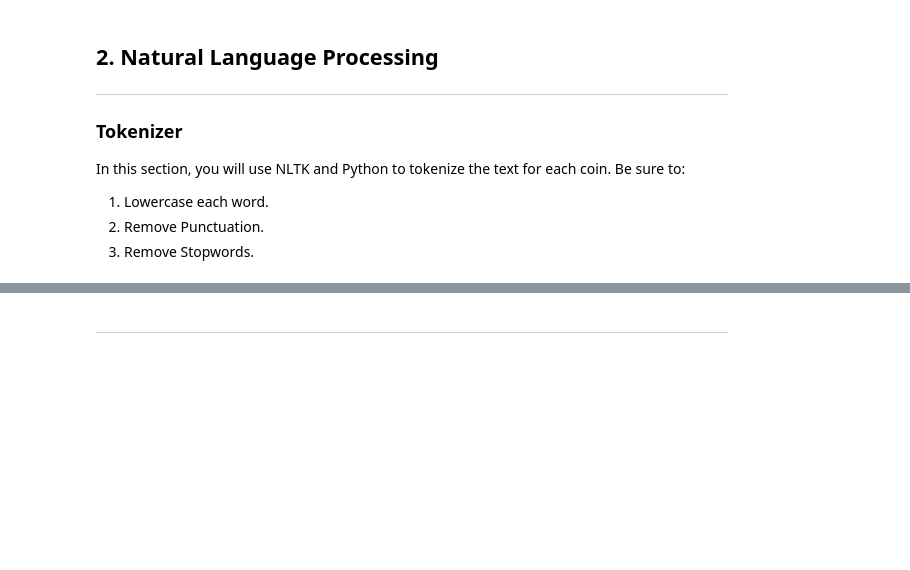
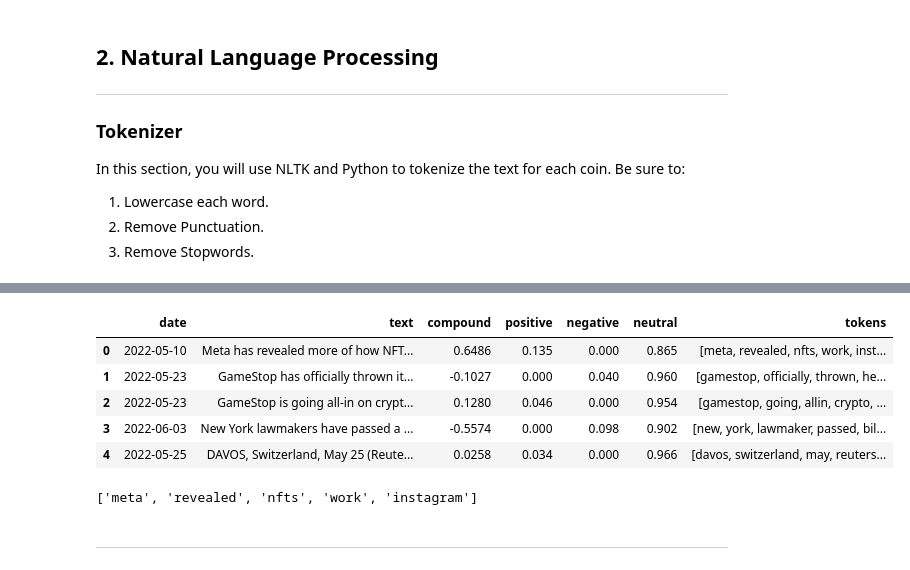
Before and after one commit to DDEEEVV/Natural_Language_Processing-HW, a Jupyter notebook: Starter_Code/crypto_sentiment.ipynb, the cells around one changed output, grey strips where cells are left out. Drawn from its saved outputs; the diff is of its cells as text; code cells hidden in the pictures; blank space fills up the shorter version.

```diff
--- a/Starter_Code/crypto_sentiment.ipynb
+++ b/Starter_Code/crypto_sentiment.ipynb
@@ -244,3 +249,26 @@ def tokenizer(text):
+# %%
+# Create a new tokens column for Ethereum
+eth_tokenized = []
+for text in ethereum_news_df.text:
+
+    words = []
+    words = words + tokenizer(text)
+    eth_tokenized.append(words)
+
+ethereum_news_df["tokens"] = eth_tokenized
+ethereum_news_df.head()
+# %% [output]
+|  | date | text | compound | positive | negative | neutral | tokens |
+| 0 | 2022-05-10 | Meta has revealed more of how NFT... | 0.6486 | 0.135 | 0.000 | 0.865 | [meta, revealed, nfts, work, inst... |
+| 1 | 2022-05-23 | GameStop has officially thrown it... | -0.1027 | 0.000 | 0.040 | 0.960 | [gamestop, officially, thrown, he... |
+| 2 | 2022-05-23 | GameStop is going all-in on crypt... | 0.1280 | 0.046 | 0.000 | 0.954 | [gamestop, going, allin, crypto, ... |
+| 3 | 2022-06-03 | New York lawmakers have passed a ... | -0.5574 | 0.000 | 0.098 | 0.902 | [new, york, lawmaker, passed, bil... |
+| 4 | 2022-05-25 | DAVOS, Switzerland, May 25 (Reute... | 0.0258 | 0.034 | 0.000 | 0.966 | [davos, switzerland, may, reuters... |
+# %%
+eth_tokenized_list = [item for elem in eth_tokenized for item in elem]
+eth_tokenized_list[:5]
+# %% [output]
+['meta', 'revealed', 'nfts', 'work', 'instagram']
 # %% [markdown]
 ---
 # %% [markdown]
```
Also changed, not shown: parts of 30 cells of this notebook.
